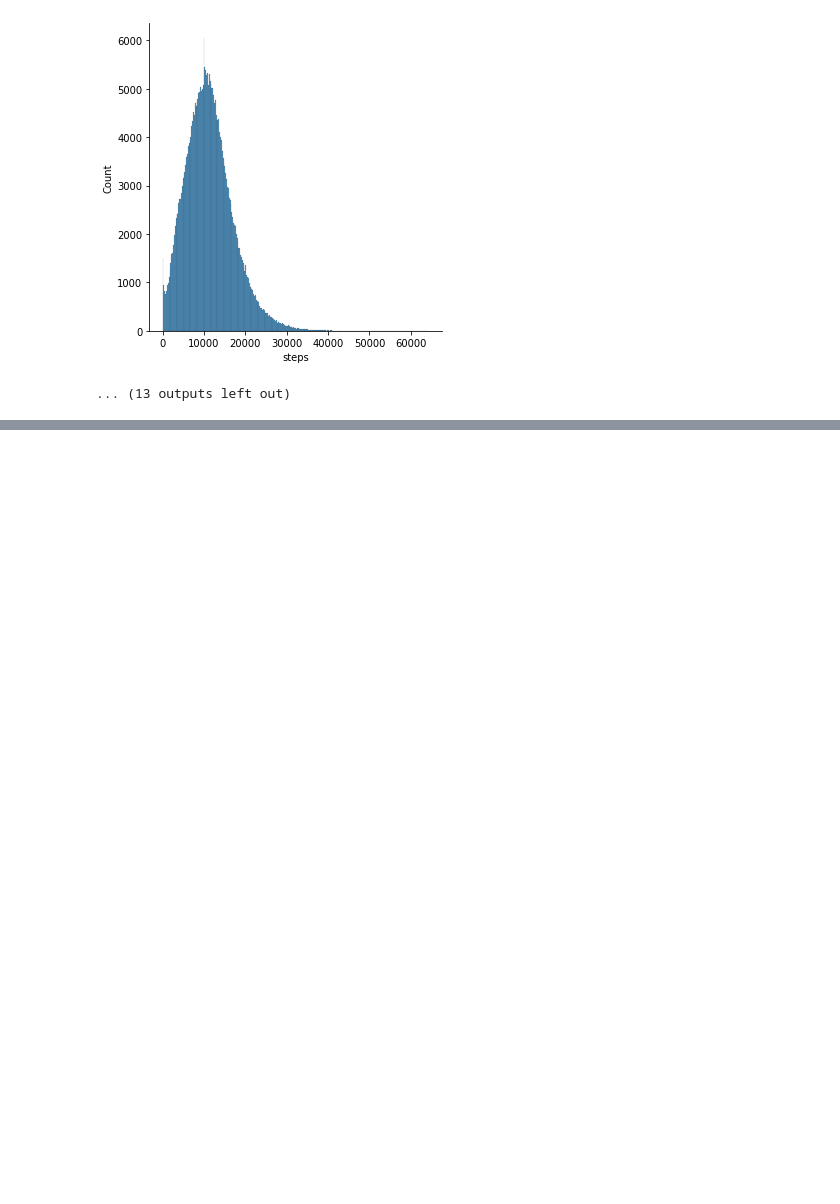
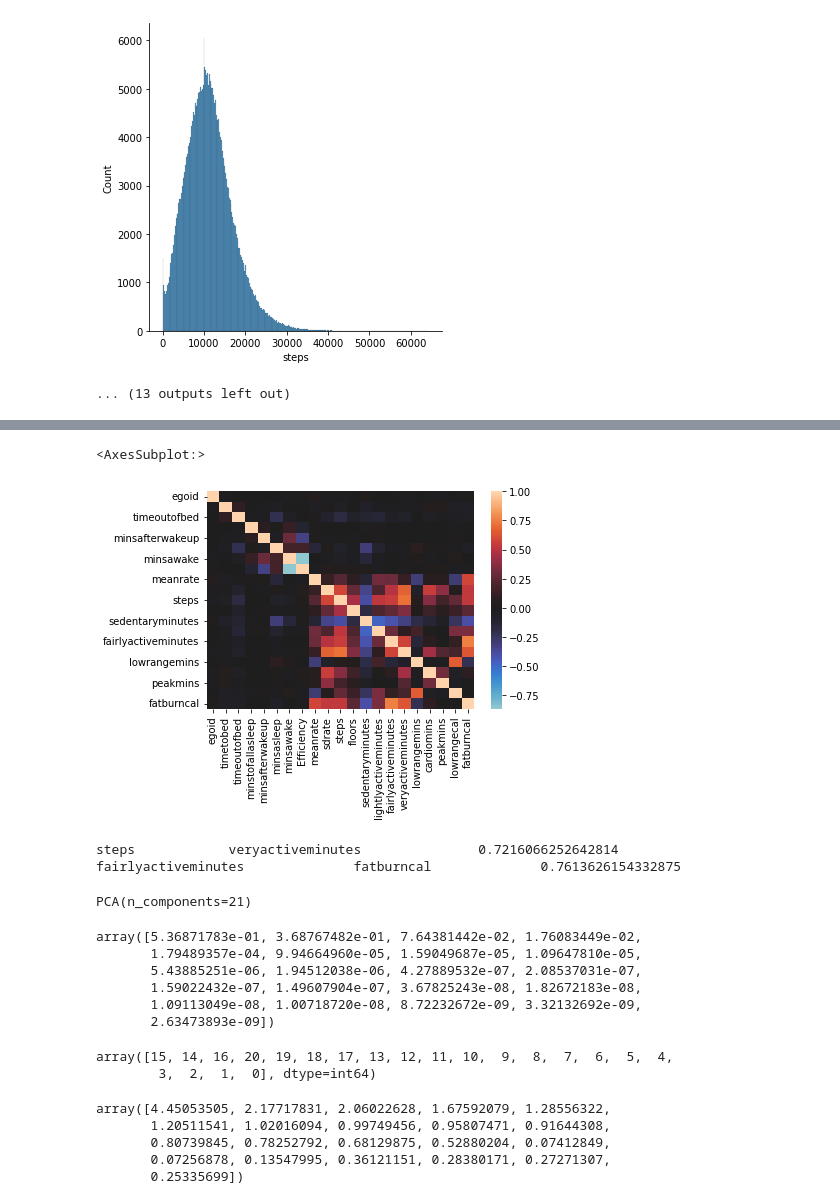
Before and after one commit to EAltunoglu/cmpe492, a Jupyter notebook: sleep_activity/sleep_activity.ipynb, the cells around one changed output, grey strips where cells are left out. Saved outputs shown, nothing was run; the diff lists cells and outputs as text; code cells hidden in the pictures; blank space fills up the shorter version.

```diff
--- a/sleep_activity/sleep_activity.ipynb
+++ b/sleep_activity/sleep_activity.ipynb
@@ -100,0 +80,3 @@ peakcal is normal with p 0.0
+# %%
+sleep_activity = pd.read_csv('../merged_data/sleep_activity_converted.csv')
+sleep_activity = sleep_activity.select_dtypes(include=['int64', 'float64'])
@@ -100,0 +103,16 @@ peakcal is normal with p 0.0
+# %%
+corr_matrix = sleep_activity.corr()
+sns.heatmap(corr_matrix, annot=False, center=0)
+# %% [output]
+<AxesSubplot:>
+[figure, added]
+# %%
+
+value_matrix = corr_matrix.values
+for i in range(value_matrix.shape[0]):
+    for j in range(i+1, value_matrix.shape[0]):
+        if value_matrix[i,j] > 0.7:
+            print(corr_matrix.columns[i], '\t\t', corr_matrix.columns[j], '\t\t', value_matrix[i,j])
+# %% [output]
+steps            veryactiveminutes               0.7216066252642814
+fairlyactiveminutes              fatburncal              0.7613626154332875
@@ -100,0 +124,19 @@ peakcal is normal with p 0.0
+# %%
+from sklearn.decomposition import PCA
+
+pca = PCA(n_components=sleep_activity.shape[1])
+
+sleep_activity = sleep_activity.dropna()
+
+pca.fit(sleep_activity)
+# %% [output]
+PCA(n_components=21)
+# %%
+pca.explained_variance_ratio_
+# %% [output]
+array([5.36871783e-01, 3.68767482e-01, 7.64381442e-02, 1.76083449e-02,
+       1.79489357e-04, 9.94664960e-05, 1.59049687e-05, 1.09647810e-05,
+       5.43885251e-06, 1.94512038e-06, 4.27889532e-07, 2.08537031e-07,
+       1.59022432e-07, 1.49607904e-07, 3.67825243e-08, 1.82672183e-08,
+       1.09113049e-08, 1.00718720e-08, 8.72232672e-09, 3.32132692e-09,
+       2.63473893e-09])
@@ -100,0 +155,13 @@ peakcal is normal with p 0.0
+# %%
+np.argsort(us_egnvalues)
+# %% [output]
+array([15, 14, 16, 20, 19, 18, 17, 13, 12, 11, 10,  9,  8,  7,  6,  5,  4,
+        3,  2,  1,  0], dtype=int64)
+# %%
+eig(cov_matrix)[0]
+# %% [output]
+array([4.45053505, 2.17717831, 2.06022628, 1.67592079, 1.28556322,
+       1.20511541, 1.02016094, 0.99749456, 0.95807471, 0.91644308,
+       0.80739845, 0.78252792, 0.68129875, 0.52880204, 0.07412849,
+       0.07256878, 0.13547995, 0.36121151, 0.28380171, 0.27271307,
+       0.25335699])
```
Also changed, not shown: parts of 16 cells of this notebook.
